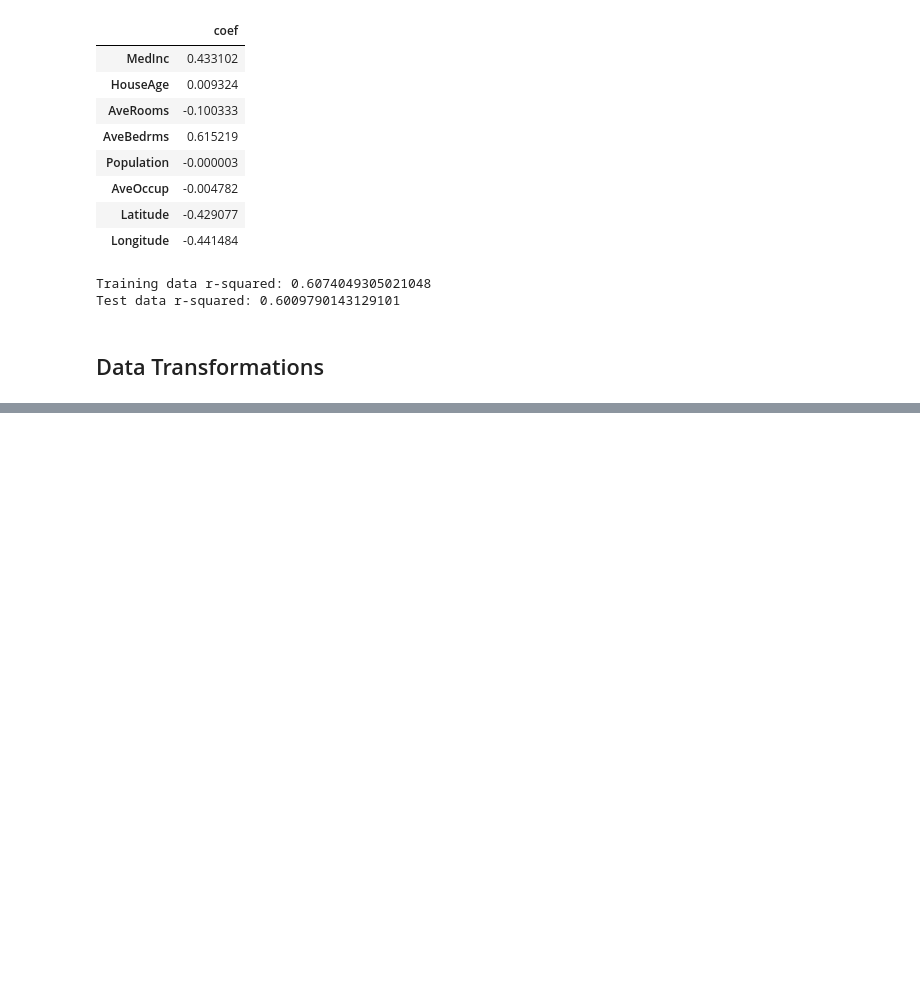
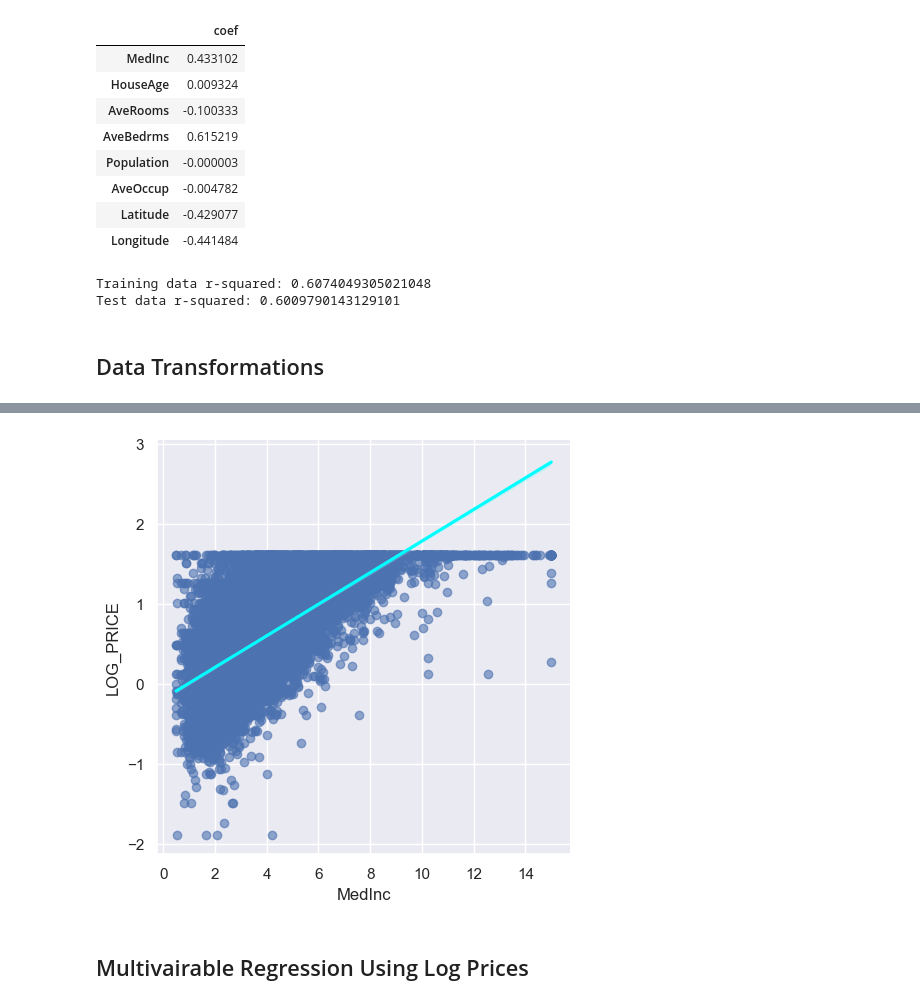
Before and after one commit to alextianyf/MachineLearning_ProblemSets, a Jupyter notebook: 3. Predict House Prices with Multivariable Linear Regression/3.2 Mutilvariable Regression.ipynb, the cells around one changed output, grey strips where cells are left out. Drawn from its saved outputs; the diff is of its cells as text; code cells hidden in the pictures; blank space fills up the shorter version.

```diff
--- a/3. Predict House Prices with Multivariable Linear Regression/3.2 Mutilvariable Regression.ipynb
+++ b/3. Predict House Prices with Multivariable Linear Regression/3.2 Mutilvariable Regression.ipynb
@@ -548,0 +579,10 @@ NameError: name 'data' is not defined
+# %%
+transformed_data = features
+transformed_data['LOG_PRICE'] = y_log
+
+sns.lmplot(x='MedInc', y='LOG_PRICE', data=transformed_data, scatter_kws={'alpha':0.6}, line_kws={'color':'cyan'})
+plt.show()
+# %% [output]
+[figure, added]
+# %% [markdown]
+## Multivairable Regression Using Log Prices
```
Also changed, not shown: parts of 10 cells of this notebook.
